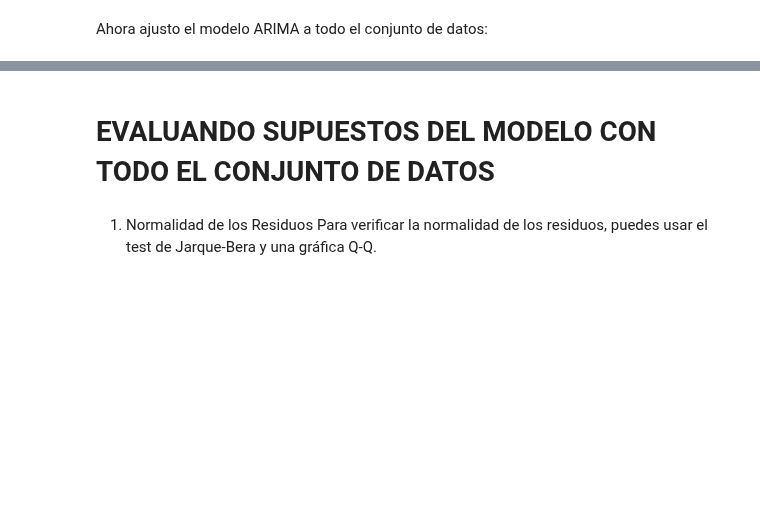
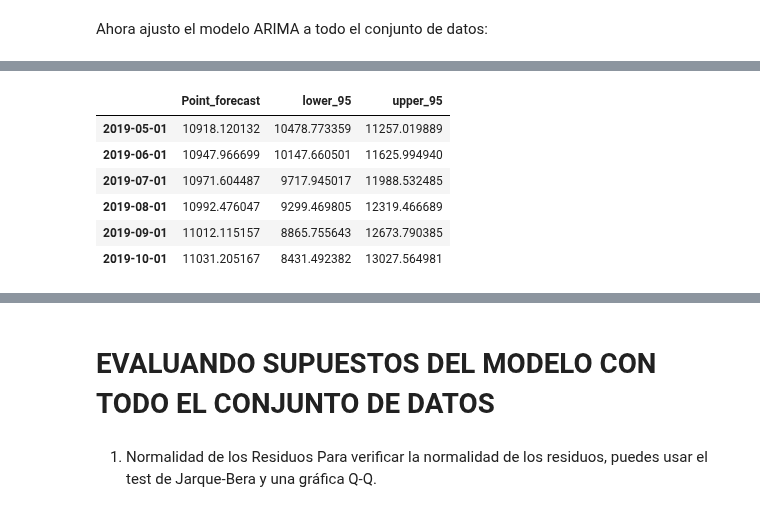
Before and after one commit to alfa7g7/Fundamentos-analitica-II, a Jupyter notebook: Clase 3/fundamentos_analítica_clase3_tarea.ipynb, the cells around one changed output, grey strips where cells are left out. Drawn from its saved outputs; the diff is of its cells as text; code cells hidden in the pictures; blank space fills up the shorter version.

```diff
--- a/Clase 3/fundamentos_analítica_clase3_tarea.ipynb
+++ b/Clase 3/fundamentos_analítica_clase3_tarea.ipynb
@@ -443,17 +459,6 @@ aqui voy
 # %% [markdown]
 Ahora ajusto el modelo ARIMA a todo el conjunto de datos:
 # %%
-# Número de pasos a futuro para la predicción (si es necesario)
-h = 6
-
-# Reajustar el modelo ARIMA al conjunto completo de datos
-# Usa el modelo con el mejor conjunto de parámetros encontrado
-# Por ejemplo, si el mejor modelo es (p,d,q) = (1,1,1)
-
-mejor_modelo = modelos[mejor_criterio]['modelo']
-results = mejor_modelo.fit( data["Ocupados"])
-results.summary()
-
 mejor_modelo_completo = modelos[mejor_criterio]['modelo']
 resultados_completos = mejor_modelo_completo.fit(data["Ocupados"])
 
@@ -554,0 +486,34 @@ Warnings:
+# %%
+h= 6
+res = resultados_completos.resid
+
+my_samples = []
+for _ in range(1000):
+
+    x = np.random.choice(res, size=h, replace=True)
+    my_samples.append(x)
+
+q1=np.quantile(my_samples,0.025,axis=0)
+q2=np.quantile(my_samples,0.975,axis=0)
+
+fore = results.predict(h,return_conf_int=False)
+
+preds = pd.DataFrame(np.column_stack([fore,fore+np.cumsum(q1) , fore+np.cumsum(q2)]))
+preds.columns = ['Point_forecast', 'lower_95', 'upper_95']
+
+last_date = data.index[-1]
+index_future_dates = pd.date_range(start=last_date + pd.DateOffset(months=1), periods=h, freq='MS')
+
+# Asignar el índice de fechas al DataFrame de predicciones
+preds.index = index_future_dates
+
+
+preds
+# %% [output]
+|  | Point_forecast | lower_95 | upper_95 |
+| 2019-05-01 | 10918.120132 | 10478.773359 | 11257.019889 |
+| 2019-06-01 | 10947.966699 | 10147.660501 | 11625.994940 |
+| 2019-07-01 | 10971.604487 | 9717.945017 | 11988.532485 |
+| 2019-08-01 | 10992.476047 | 9299.469805 | 12319.466689 |
+| 2019-09-01 | 11012.115157 | 8865.755643 | 12673.790385 |
+| 2019-10-01 | 11031.205167 | 8431.492382 | 13027.564981 |
```
Also changed, not shown: parts of 14 cells of this notebook.
